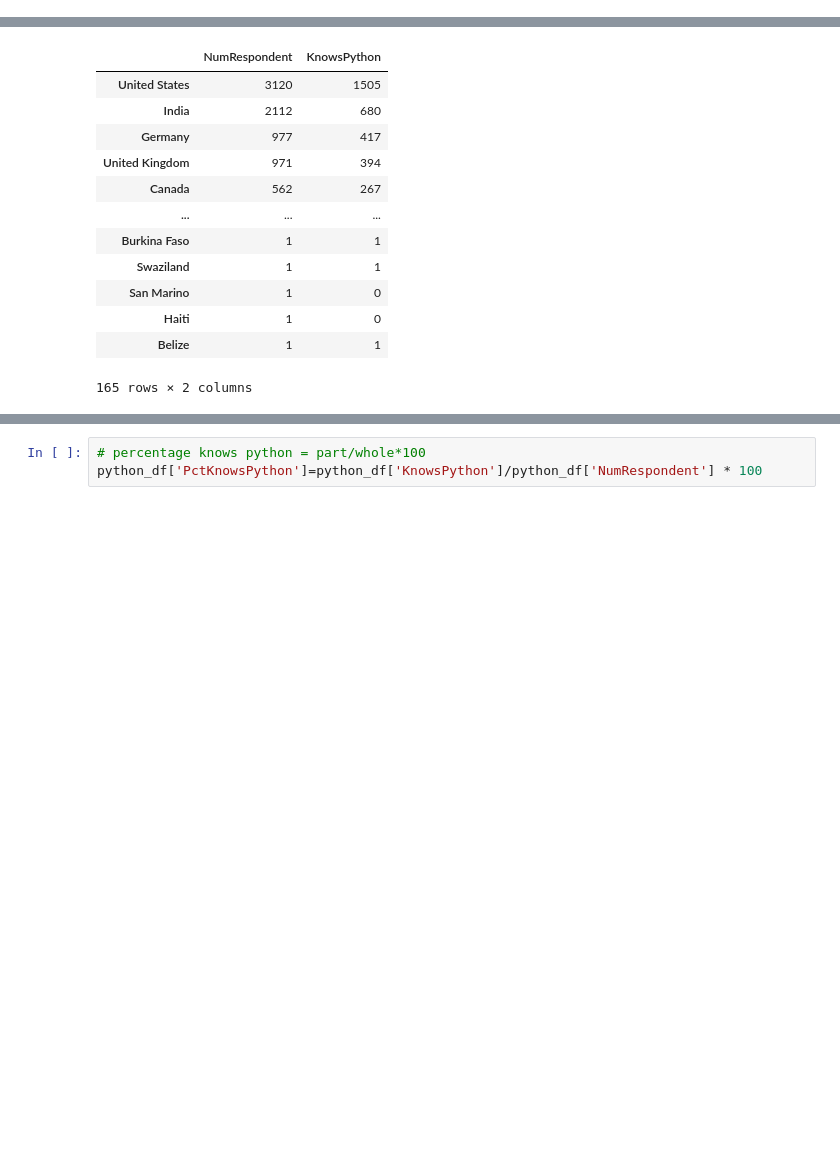
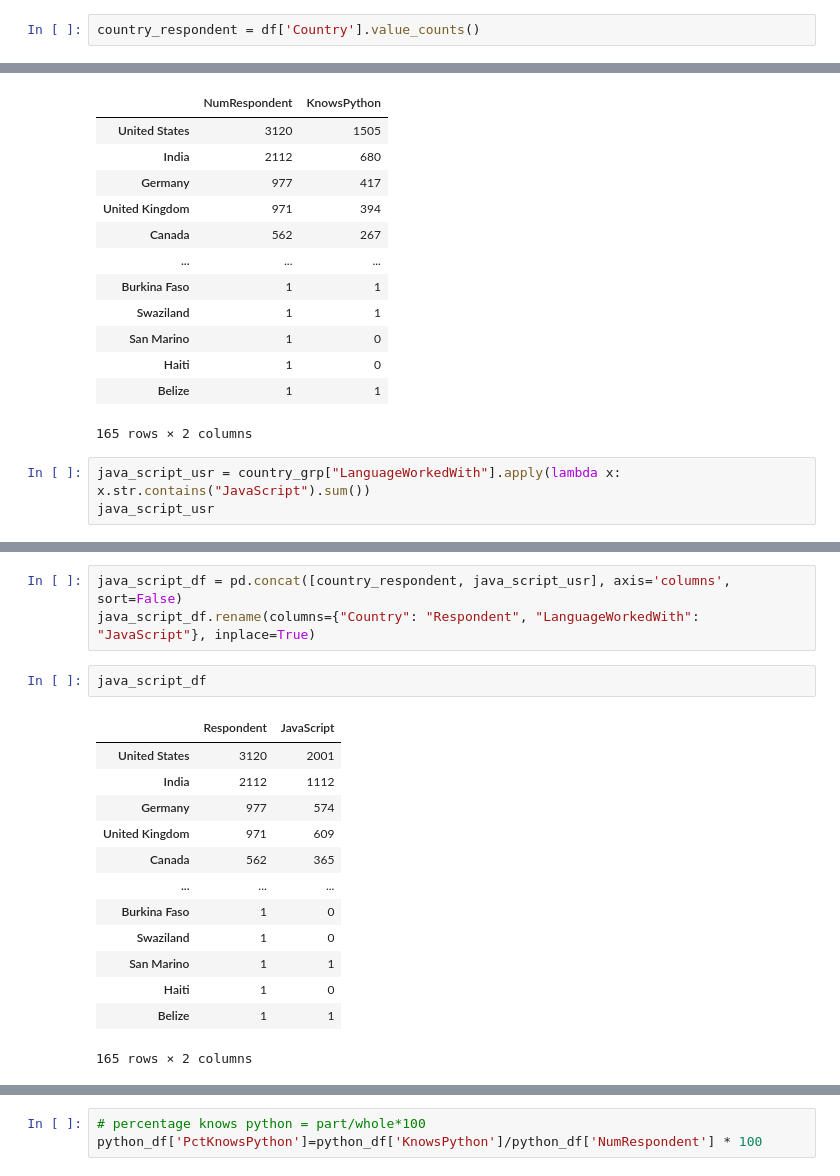
Before and after one commit to Masum181/SevenDaysMLJourney, a Jupyter notebook: 2.2 grouping_and_aggregation.ipynb, the cells around one changed output, grey strips where cells are left out. Saved outputs shown, nothing was run; the diff lists cells and outputs as text; blank space fills up the shorter version.

```diff
--- a/2.2 grouping_and_aggregation.ipynb
+++ b/2.2 grouping_and_aggregation.ipynb
@@ -239,0 +371,2 @@ Name: LanguageWorkedWith, Length: 165, dtype: int64
+# %%
+country_respondent = df['Country'].value_counts()
@@ -273,3 +421,6 @@ python_df
 | Haiti | 1 | 0 |
 | Belize | 1 | 1 |
 165 rows × 2 columns
+# %%
+java_script_usr = country_grp["LanguageWorkedWith"].apply(lambda x: x.str.contains("JavaScript").sum())
+java_script_usr
@@ -275,0 +441,19 @@ python_df
+# %%
+java_script_df = pd.concat([country_respondent, java_script_usr], axis='columns', sort=False)
+java_script_df.rename(columns={"Country": "Respondent", "LanguageWorkedWith": "JavaScript"}, inplace=True)
+# %%
+java_script_df
+# %% [output]
+|  | Respondent | JavaScript |
+| United States | 3120 | 2001 |
+| India | 2112 | 1112 |
+| Germany | 977 | 574 |
+| United Kingdom | 971 | 609 |
+| Canada | 562 | 365 |
+| ... | ... | ... |
+| Burkina Faso | 1 | 0 |
+| Swaziland | 1 | 0 |
+| San Marino | 1 | 1 |
+| Haiti | 1 | 0 |
+| Belize | 1 | 1 |
+165 rows × 2 columns
```
Also changed, not shown: parts of 25 cells of this notebook.
